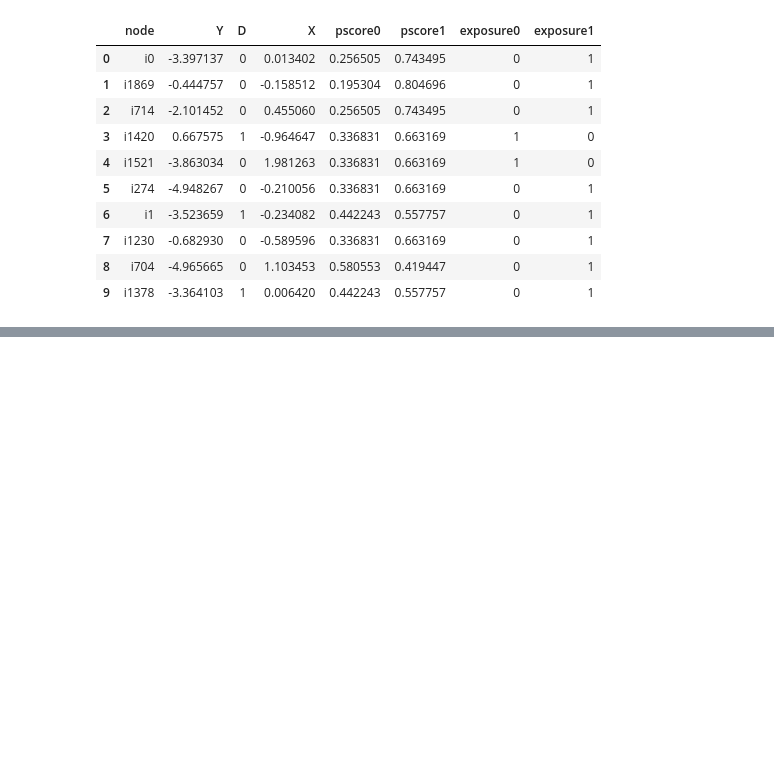
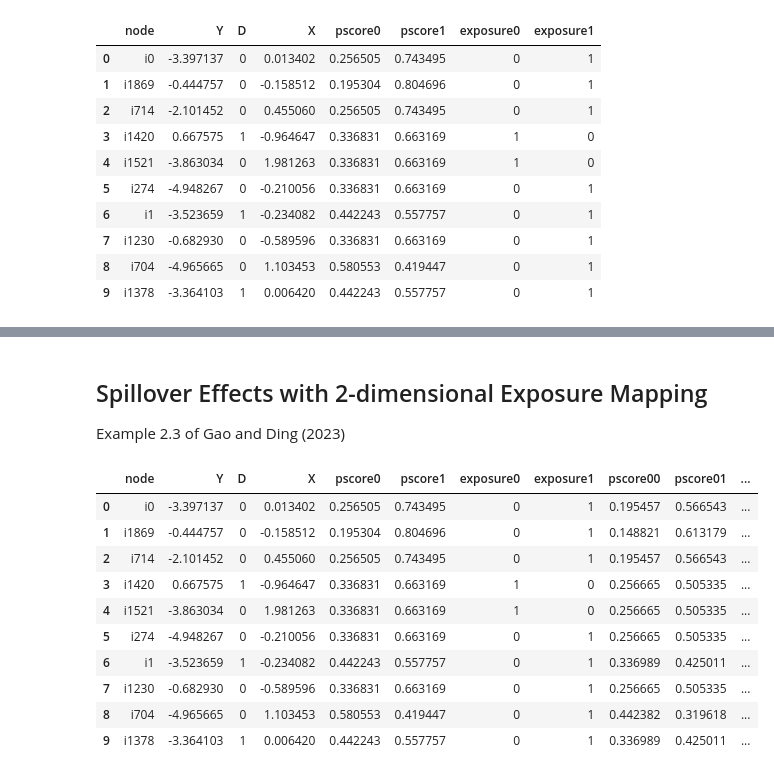
Before and after one commit to pabloestradac/spillover-effects, a Jupyter notebook: example.ipynb, the cells around one changed output, grey strips where cells are left out. Drawn from its saved outputs; the diff is of its cells as text; code cells hidden in the pictures; blank space fills up the shorter version.

```diff
--- a/example.ipynb
+++ b/example.ipynb
@@ -115,0 +146,24 @@ Warning: 38 observations have propensity scores outside (0.01, 0.99)
+# %% [markdown]
+## Spillover Effects with 2-dimensional Exposure Mapping
+
+Example 2.3 of Gao and Ding (2023)
+# %%
+# 3. Create exposure treatments and propensity score
+# pscore11: probability of being treated and having at least one neighbor treated
+# exposure11: 1 if treated and at least one neighbor is treated, 0 otherwise
+n_treated = data['D'].sum()
+data[['pscore00', 'pscore01', 'pscore10', 'pscore11']] = spef.utils.spillover_pscore(A, n_treated, matrix=True)
+data[['exposure00', 'exposure01', 'exposure10', 'exposure11']] = spef.utils.spillover_treatment(data['D'], A, interaction=True)
+data.iloc[:10]
+# %% [output]
+|  | node | Y | D | X | pscore0 | pscore1 | exposure0 | exposure1 | pscore00 | pscore01 | ... |
+| 0 | i0 | -3.397137 | 0 | 0.013402 | 0.256505 | 0.743495 | 0 | 1 | 0.195457 | 0.566543 | ... |
+| 1 | i1869 | -0.444757 | 0 | -0.158512 | 0.195304 | 0.804696 | 0 | 1 | 0.148821 | 0.613179 | ... |
+| 2 | i714 | -2.101452 | 0 | 0.455060 | 0.256505 | 0.743495 | 0 | 1 | 0.195457 | 0.566543 | ... |
+| 3 | i1420 | 0.667575 | 1 | -0.964647 | 0.336831 | 0.663169 | 1 | 0 | 0.256665 | 0.505335 | ... |
+| 4 | i1521 | -3.863034 | 0 | 1.981263 | 0.336831 | 0.663169 | 1 | 0 | 0.256665 | 0.505335 | ... |
+| 5 | i274 | -4.948267 | 0 | -0.210056 | 0.336831 | 0.663169 | 0 | 1 | 0.256665 | 0.505335 | ... |
+| 6 | i1 | -3.523659 | 1 | -0.234082 | 0.442243 | 0.557757 | 0 | 1 | 0.336989 | 0.425011 | ... |
+| 7 | i1230 | -0.682930 | 0 | -0.589596 | 0.336831 | 0.663169 | 0 | 1 | 0.256665 | 0.505335 | ... |
+| 8 | i704 | -4.965665 | 0 | 1.103453 | 0.580553 | 0.419447 | 0 | 1 | 0.442382 | 0.319618 | ... |
+| 9 | i1378 | -3.364103 | 1 | 0.006420 | 0.442243 | 0.557757 | 0 | 1 | 0.336989 | 0.425011 | ... |
```
Also changed, not shown: parts of 18 cells of this notebook.
